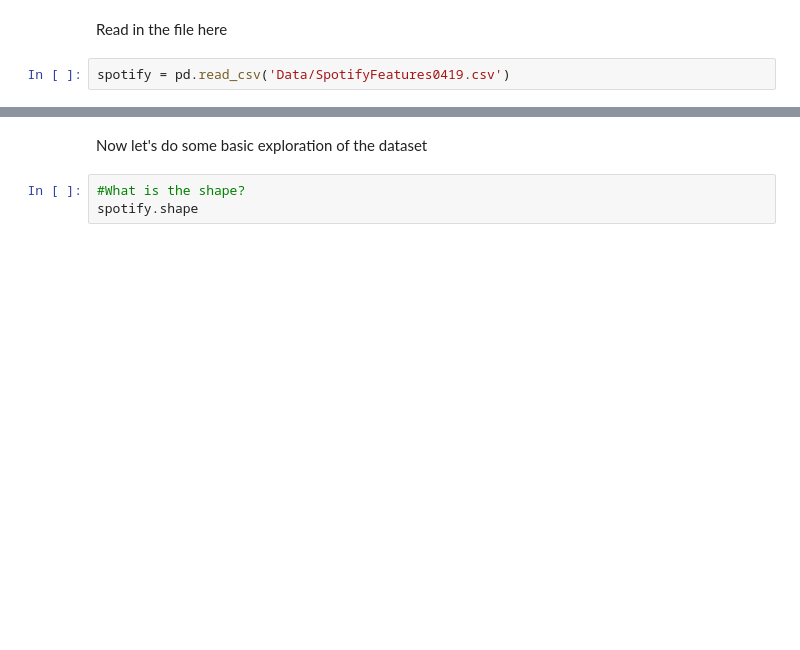
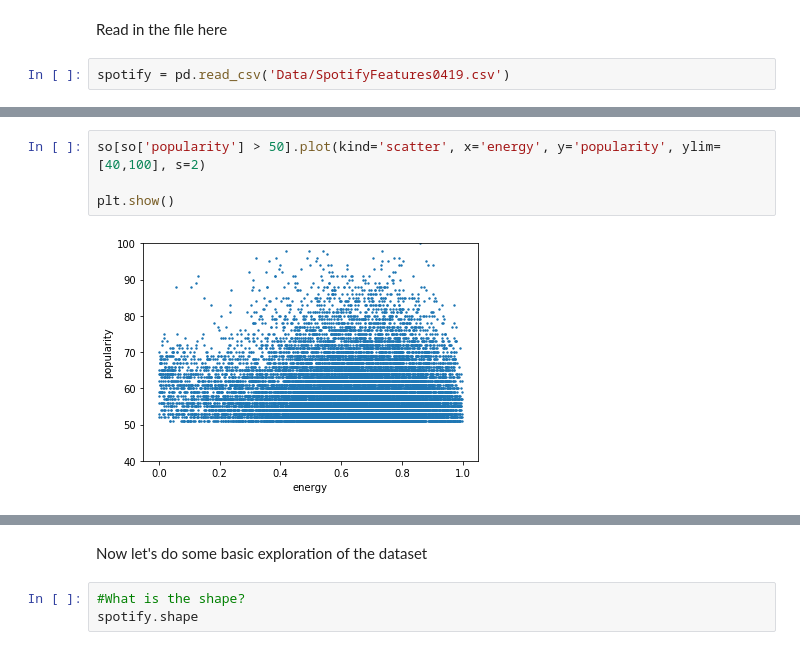
Before and after one commit to twillstw/Springboard-Projects, a Jupyter notebook: Scratchpad.ipynb, the cells around one changed output, grey strips where cells are left out. Saved outputs shown, nothing was run; the diff lists cells and outputs as text; blank space fills up the shorter version.

```diff
--- a/Scratchpad.ipynb
+++ b/Scratchpad.ipynb
@@ -7,0 +165,6 @@ spotify = pd.read_csv('Data/SpotifyFeatures0419.csv')
+# %%
+so[so['popularity'] > 50].plot(kind='scatter', x='energy', y='popularity', ylim=[40,100], s=2)
+
+plt.show()
+# %% [output]
+[figure, added]
```
Also changed, not shown: parts of 57 cells of this notebook.
